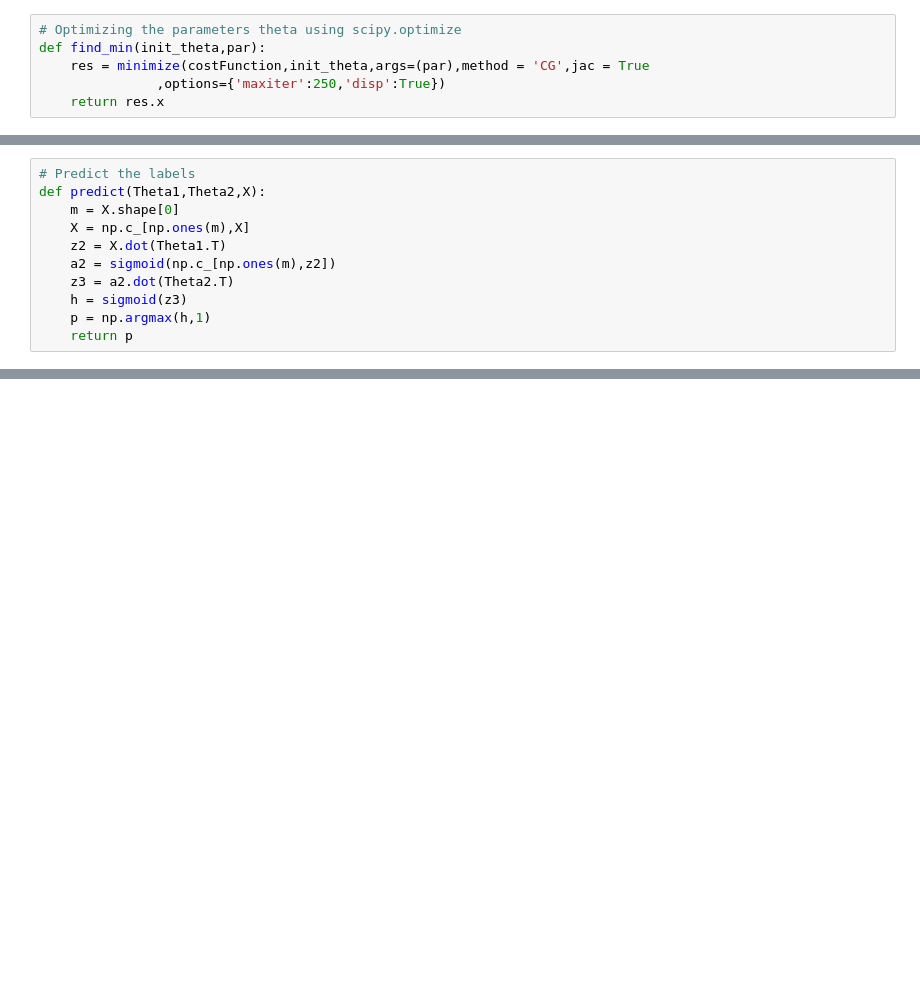
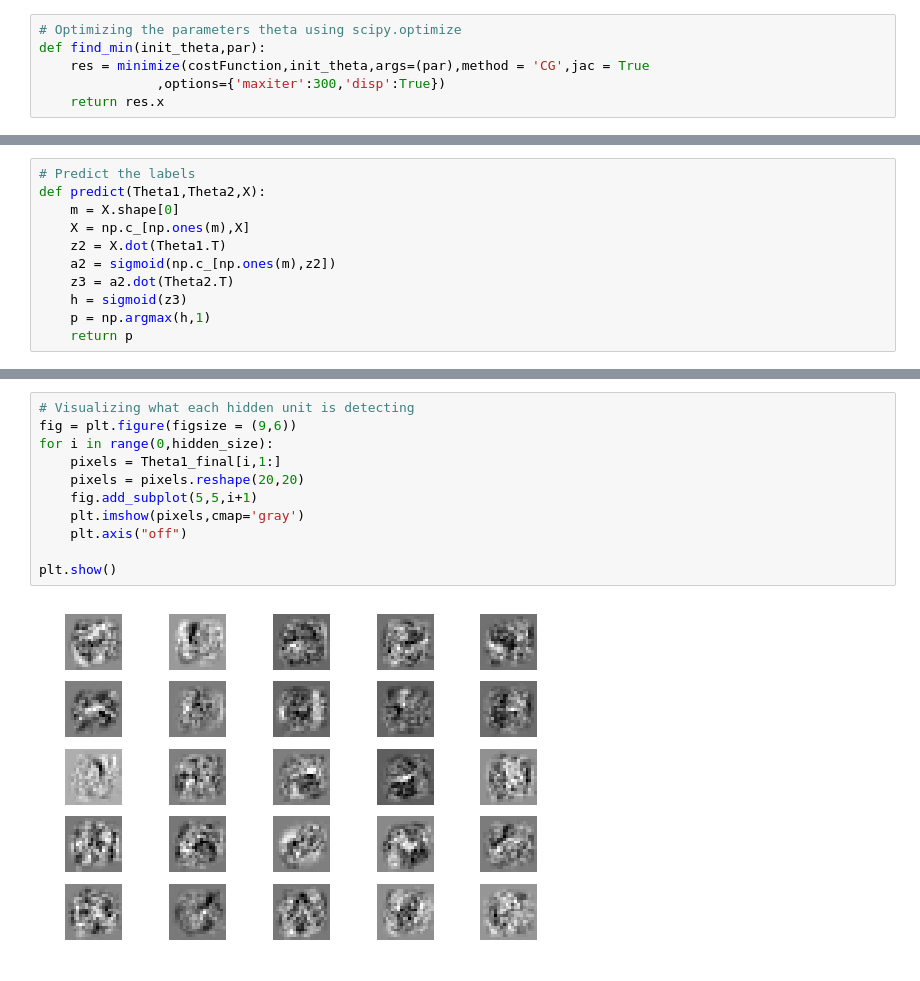
Before and after one commit to azfarkhoja305/coursera-ML-in-python, a Jupyter notebook: Neural Networks/Handwritten Digit Recognition using Neural Networks.ipynb, the cells around one changed output, grey strips where cells are left out. Drawn from its saved outputs; the diff is of its cells as text; blank space fills up the shorter version.

Commit message:
Visualizing the hidden layer

```diff
--- a/Neural Networks/Handwritten Digit Recognition using Neural Networks.ipynb
+++ b/Neural Networks/Handwritten Digit Recognition using Neural Networks.ipynb
@@ -224,7 +224,7 @@ T1.shape,T2.shape
 # Optimizing the parameters theta using scipy.optimize
 def find_min(init_theta,par):
     res = minimize(costFunction,init_theta,args=(par),method = 'CG',jac = True
-               ,options={'maxiter':250,'disp':True})
+               ,options={'maxiter':300,'disp':True})
     return res.x
 # %%
 %%time
@@ -282,0 +283,13 @@ plt.show()
+# %%
+# Visualizing what each hidden unit is detecting
+fig = plt.figure(figsize = (9,6))
+for i in range(0,hidden_size):
+    pixels = Theta1_final[i,1:]
+    pixels = pixels.reshape(20,20)
+    fig.add_subplot(5,5,i+1)
+    plt.imshow(pixels,cmap='gray')
+    plt.axis("off")
+
+plt.show()
+# %% [output]
+[figure, added]
```
Also changed, not shown: parts of 4 cells of this notebook.
